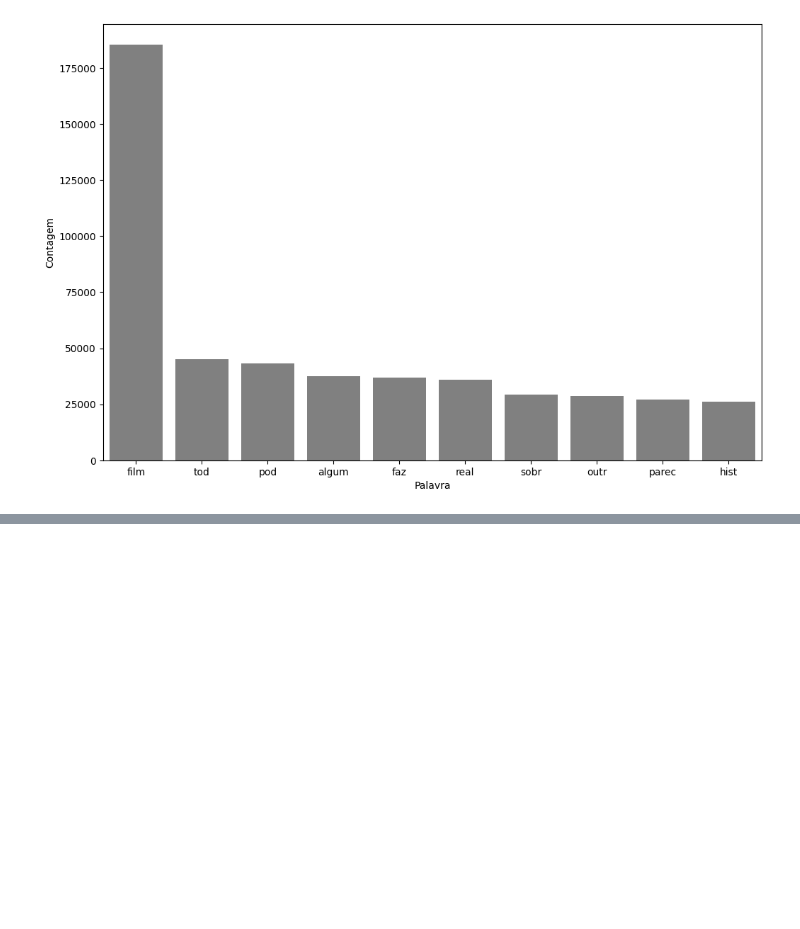
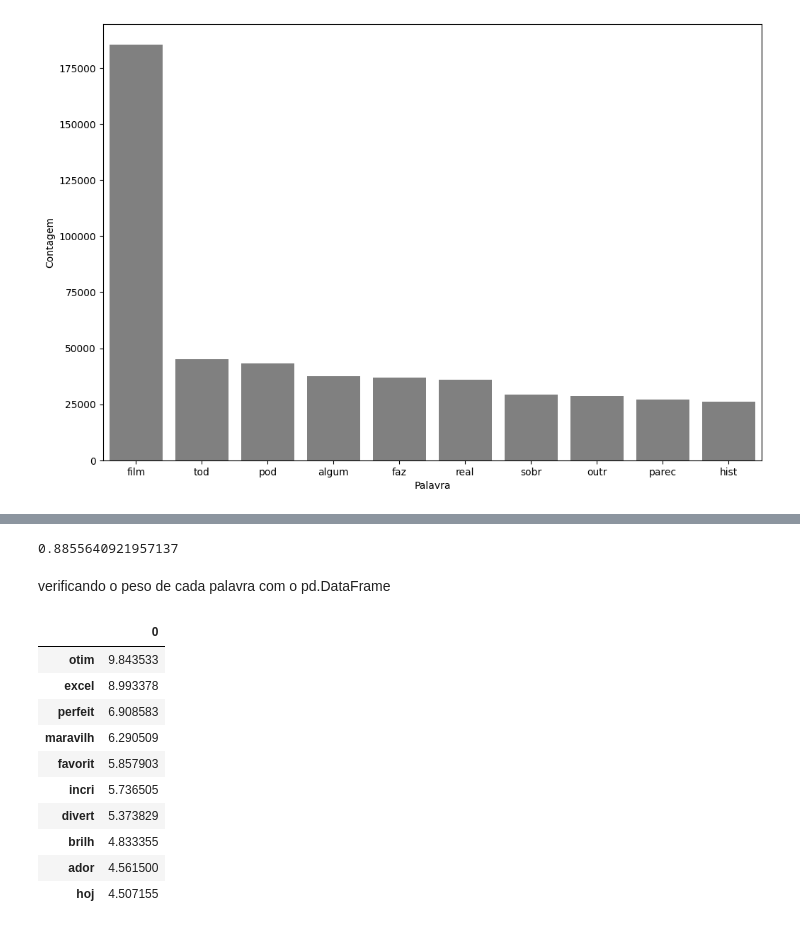
Before and after one commit to Macgr3gor/An-lise-de-Sentimento-de-Resenhas-do-IMDB-usando-t-cnicas-de-PLN, a Jupyter notebook: C01-INTRO-NPL.ipynb, the cells around one changed output, grey strips where cells are left out. Drawn from its saved outputs; the diff is of its cells as text; code cells hidden in the pictures; blank space fills up the shorter version.

Commit message:
Aplicando o TF-IDF para colocar peso nas palavras e em seguida o ngrams

```diff
--- a/C01-INTRO-NPL.ipynb
+++ b/C01-INTRO-NPL.ipynb
@@ -495,0 +475,12 @@ pareto(resenha,"tratamento_5",10)
+# %%
+from sklearn.feature_extraction.text import TfidfVectorizer
+
+frases = ["Assisti um filme ótimo", "Assisti um filme ruim"]
+
+tfidf = TfidfVectorizer(lowercase=False, max_features=50)
+
+caracteristicas = tfidf.fit_transform(frases)
+pd.DataFrame(
+    caracteristicas.todense(),
+    columns=tfidf.vocabulary_.keys()
+)
@@ -495,0 +491,9 @@ pareto(resenha,"tratamento_5",10)
+# %%
+tfidf_bruto = tfidf.fit_transform(resenha["text_pt"])
+treino, teste, classe_treino, classe_teste = train_test_split(tfidf_bruto,
+                                                              resenha["classificacao"],
+                                                              random_state = 42)
+regressaoLogistica = LogisticRegression(solver='lbfgs')
+regressaoLogistica.fit(treino,classe_treino)
+acuracia_tfidf_bruto = regressaoLogistica.score(teste,classe_teste)
+print(acuracia_tfidf_bruto)
@@ -495,0 +504,9 @@ pareto(resenha,"tratamento_5",10)
+# %%
+tfidf_tratados = tfidf.fit_transform(resenha["tratamento_5"])
+treino, teste, classe_treino, classe_teste = train_test_split(tfidf_tratados,
+                                                              resenha["classificacao"],
+                                                              random_state = 42)
+regressaoLogistica = LogisticRegression(solver='lbfgs')
+regressaoLogistica.fit(treino,classe_treino)
+acuracia_tfidf_tratados = regressaoLogistica.score(teste,classe_teste)
+print(acuracia_tfidf_tratados)
@@ -495,0 +519,31 @@ pareto(resenha,"tratamento_5",10)
+# %%
+tfidf = TfidfVectorizer(lowercase=False, ngram_range=(1,2))
+vetor_tfidf_ngrams = tfidf.fit_transform(resenha["tratamento_5"])
+treino, teste, classe_treino, classe_teste = train_test_split(vetor_tfidf_ngrams,
+                                                                resenha["classificacao"],
+                                                                random_state = 42)
+regressaoLogistica.fit(treino,classe_treino)
+acuracia_tdfit_ngrams = regressaoLogistica.score(teste,classe_teste)
+print(acuracia_tdfit_ngrams)
+# %% [output]
+0.8855640921957137
+# %% [markdown]
+verificando o peso de cada palavra com o pd.DataFrame
+# %%
+pesos = pd.DataFrame(
+    regressaoLogistica.coef_[0].T,
+    index=tfidf.get_feature_names_out()
+)
+pesos.nlargest(10,0)
+# %% [output]
+|  | 0 |
+| otim | 9.843533 |
+| excel | 8.993378 |
+| perfeit | 6.908583 |
+| maravilh | 6.290509 |
+| favorit | 5.857903 |
+| incri | 5.736505 |
+| divert | 5.373829 |
+| brilh | 4.833355 |
+| ador | 4.561500 |
+| hoj | 4.507155 |
```
Also changed, not shown: parts of 16 cells of this notebook.
